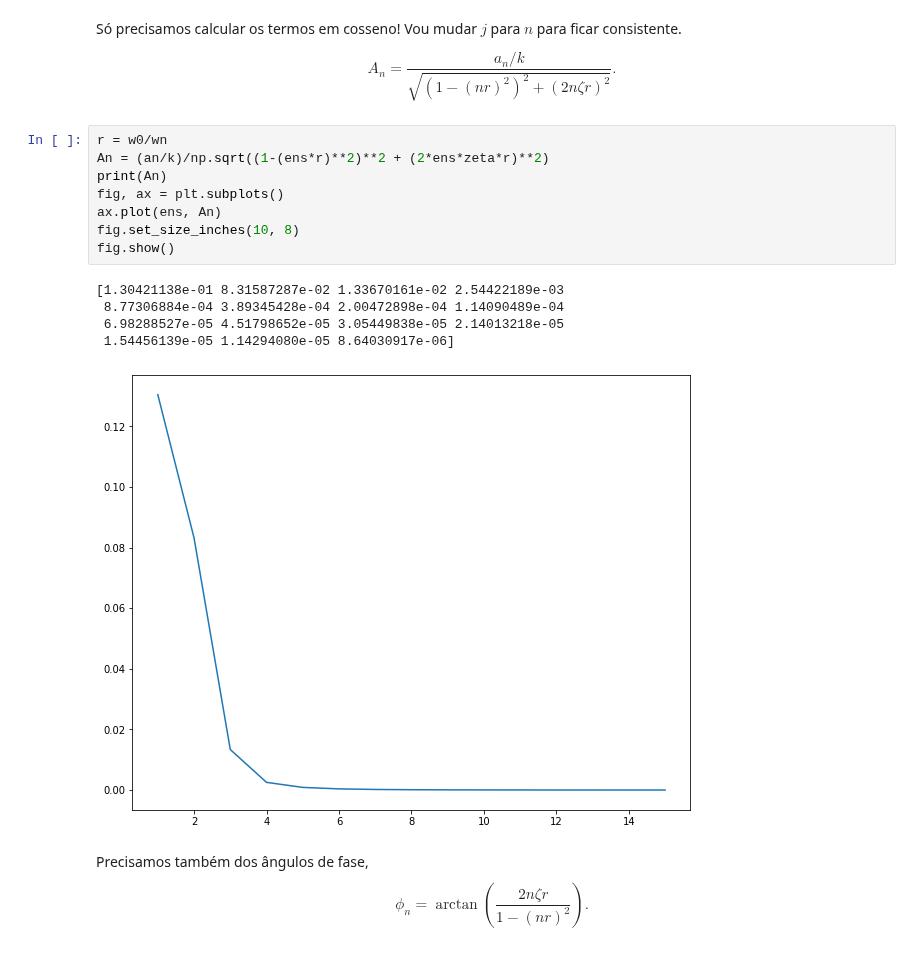
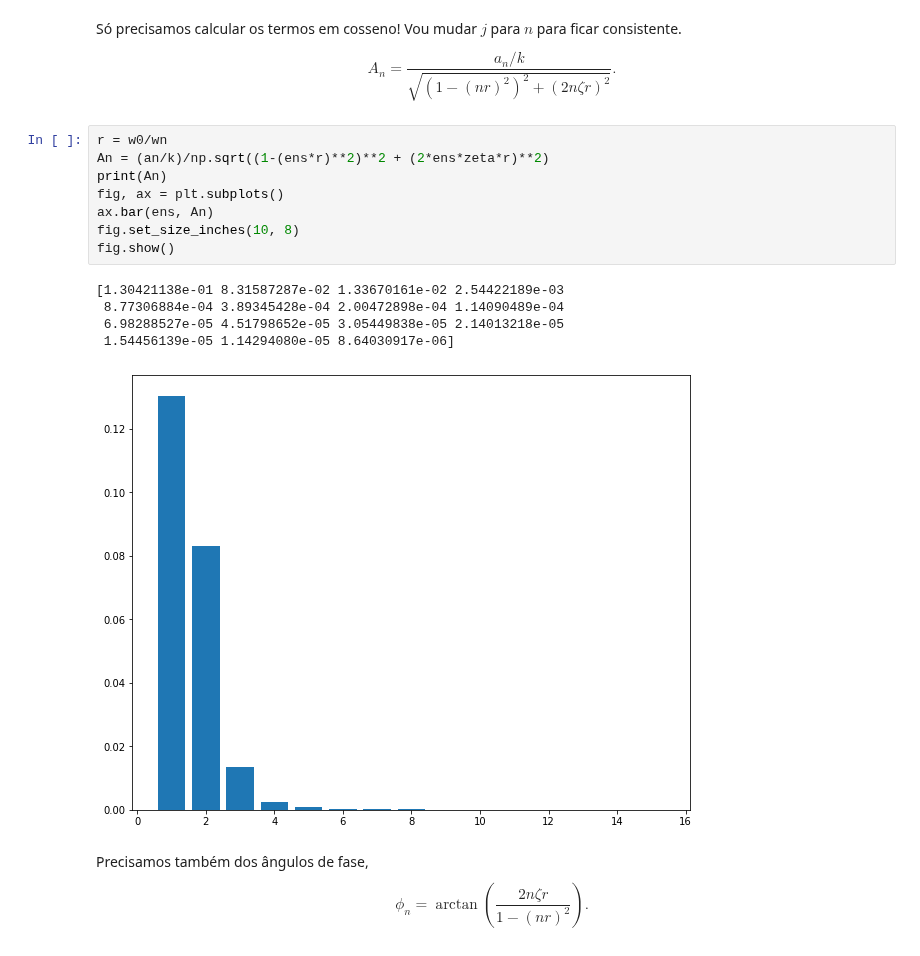
Before and after one commit to r-b-w/Notebooks-Vibracoes, a Jupyter notebook: Notebooks/RespostaViaFourierSérieConhecida.ipynb, the cells around one changed output. Drawn from its saved outputs; the diff is of its cells as text.

```diff
--- a/Notebooks/RespostaViaFourierSérieConhecida.ipynb
+++ b/Notebooks/RespostaViaFourierSérieConhecida.ipynb
@@ -95,17 +95,17 @@ $$ A_n = \frac{a_n/k}{\sqrt{(1-(nr)^2)^2 + (2n\zeta r)^2}}.$$
 # %%
 r = w0/wn
 An = (an/k)/np.sqrt((1-(ens*r)**2)**2 + (2*ens*zeta*r)**2)
 print(An)
 fig, ax = plt.subplots()
-ax.plot(ens, An)
+ax.bar(ens, An)
 fig.set_size_inches(10, 8)
 fig.show()
 # %% [output]
 [1.30421138e-01 8.31587287e-02 1.33670161e-02 2.54422189e-03
  8.77306884e-04 3.89345428e-04 2.00472898e-04 1.14090489e-04
  6.98288527e-05 4.51798652e-05 3.05449838e-05 2.14013218e-05
  1.54456139e-05 1.14294080e-05 8.64030917e-06]
-[figure, old version]
+[figure, new version]
 # %% [markdown]
 Precisamos também dos ângulos de fase,
 $$\phi_n  =\arctan \left( \frac{2n\zeta r}{1-(nr)^2} \right).$$
```
Also changed, not shown: parts of 1 cell of this notebook, 1 other file.
